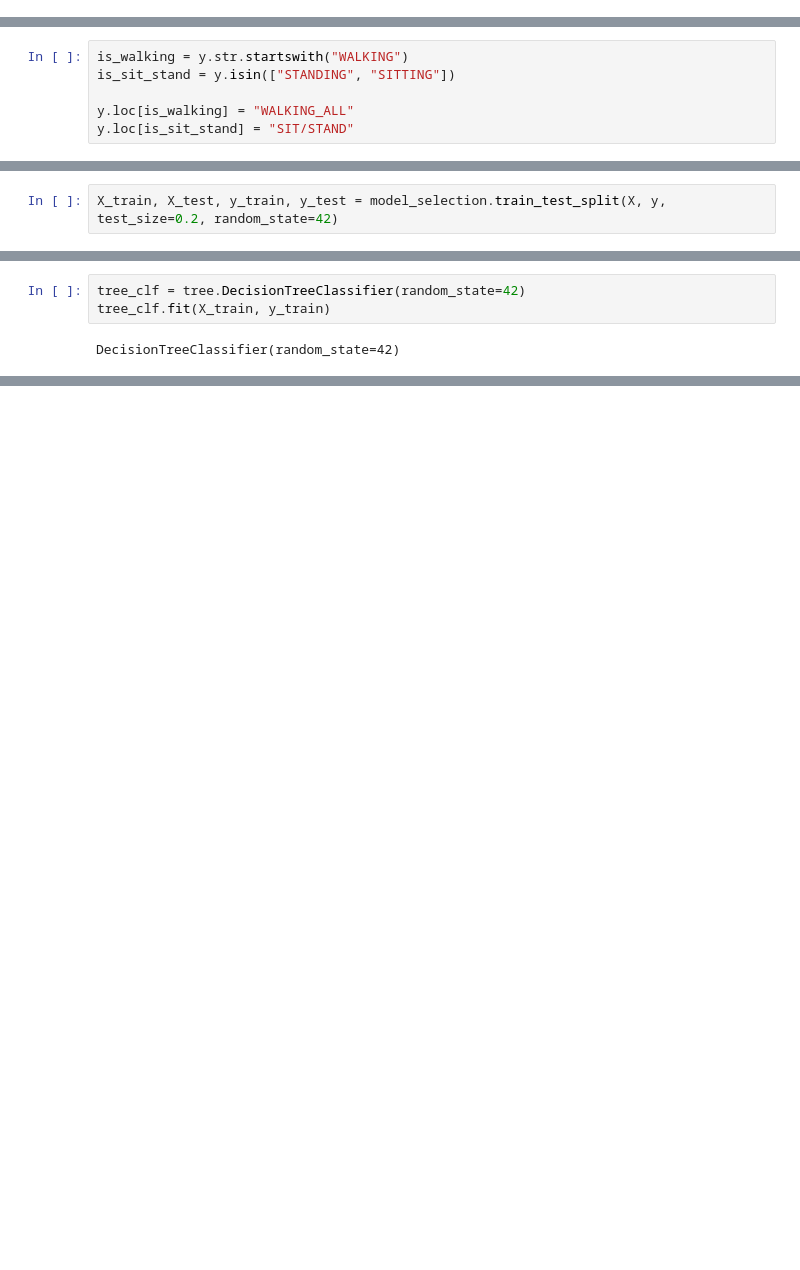
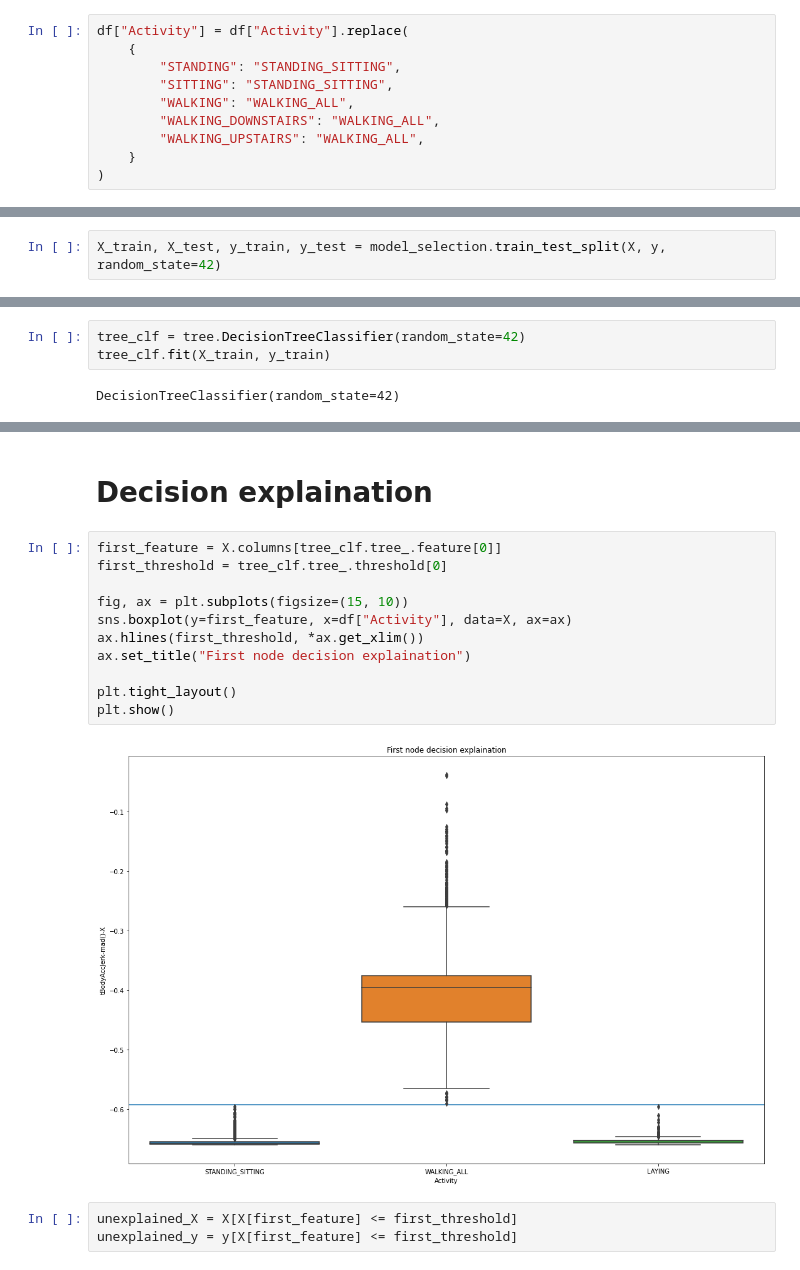
Before and after one commit to pfilo8/BHL-Hackathon-AI, a Jupyter notebook: 3categories.ipynb, the cells around one changed output, grey strips where cells are left out. Cells and saved outputs as stored; diff of their text form; blank space fills up the shorter version.

```diff
--- a/3categories.ipynb
+++ b/3categories.ipynb
@@ -28,6 +26,16 @@ df.head()
 # %%
 df = df.drop(columns=["subject", "void()"])
 df = df.dropna()
+# %%
+df["Activity"] = df["Activity"].replace(
+    {
+        "STANDING": "STANDING_SITTING",
+        "SITTING": "STANDING_SITTING",
+        "WALKING": "WALKING_ALL",
+        "WALKING_DOWNSTAIRS": "WALKING_ALL",
+        "WALKING_UPSTAIRS": "WALKING_ALL",
+    }
+)
 # %%
 y = df["Activity"]
 X = df.drop(columns=["Activity"])
@@ -37,6 +41,0 @@ X.shape, y.shape
-# %%
-is_walking = y.str.startswith("WALKING")
-is_sit_stand = y.isin(["STANDING", "SITTING"])
-
-y.loc[is_walking] = "WALKING_ALL"
-y.loc[is_sit_stand] = "SIT/STAND"
@@ -54,3 +48,3 @@ LAYING         1821
 Name: Activity, dtype: int64
 # %%
-X_train, X_test, y_train, y_test = model_selection.train_test_split(X, y, test_size=0.2, random_state=42)
+X_train, X_test, y_train, y_test = model_selection.train_test_split(X, y, random_state=42)
@@ -120,0 +104,18 @@ graph
+# %% [markdown]
+# Decision explaination
+# %%
+first_feature = X.columns[tree_clf.tree_.feature[0]]
+first_threshold = tree_clf.tree_.threshold[0]
+
+fig, ax = plt.subplots(figsize=(15, 10))
+sns.boxplot(y=first_feature, x=df["Activity"], data=X, ax=ax)
+ax.hlines(first_threshold, *ax.get_xlim())
+ax.set_title("First node decision explaination")
+
+plt.tight_layout()
+plt.show()
+# %% [output]
+[figure, added]
+# %%
+unexplained_X = X[X[first_feature] <= first_threshold]
+unexplained_y = y[X[first_feature] <= first_threshold]
```
Also changed, not shown: parts of 26 cells of this notebook, 7 other files.
